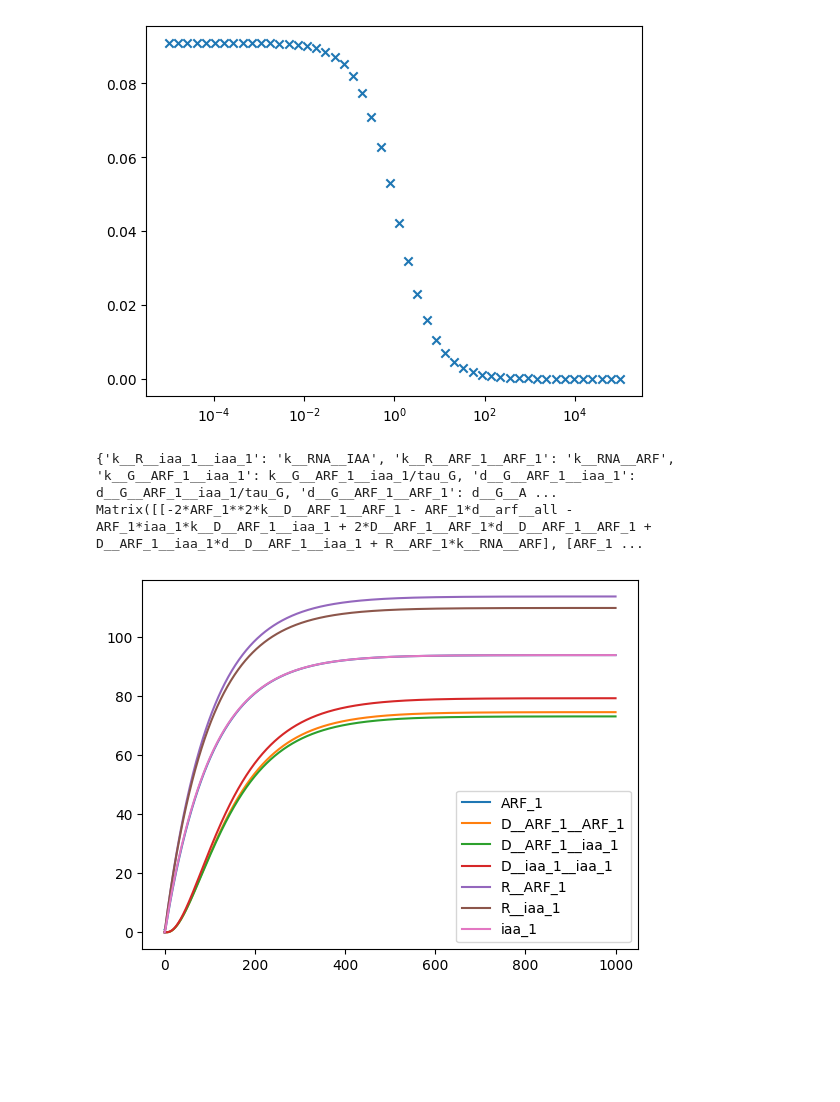
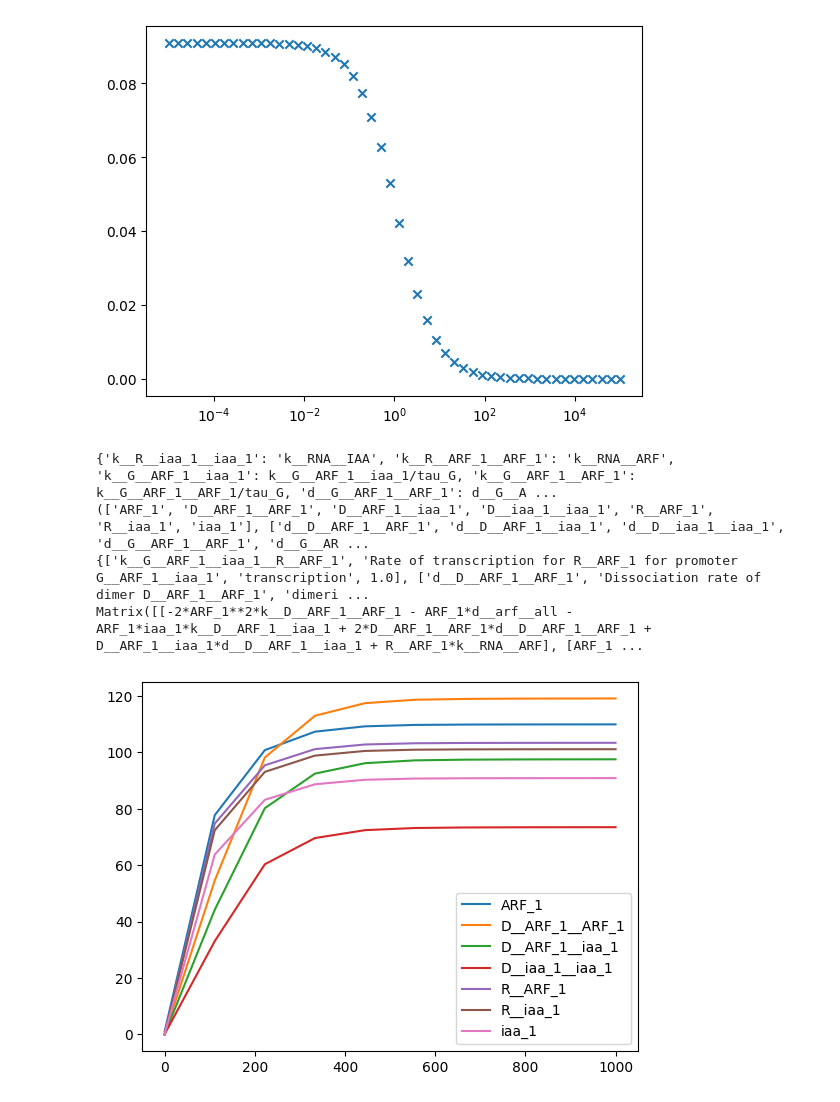
Before and after one commit to joeyshuttleworth/auxin_signalling_models, a Jupyter notebook: notebooks/degenerate_model_demonstration.ipynb, the cells around one changed output. Saved outputs shown, nothing was run; the diff lists cells and outputs as text; code cells hidden in the pictures; blank space fills up the shorter version.

```diff
--- a/notebooks/degenerate_model_demonstration.ipynb
+++ b/notebooks/degenerate_model_demonstration.ipynb
@@ -121,22 +125,24 @@ plt.xscale('log')
 # %%
 reduced_solver = asp_model_r.make_forward_solver()
 
 print(full_parameter_subs_dict)
 
-ts = np.linspace(0, 1e3, 1000)
+ts = np.linspace(0, 1e3, 10)
 
 sol1, succ = reduced_solver(ts, reduced_param_dict, reduced_ic_dict, 1)
 r_odes, free_variables, parameters, constraints = asp_model_r.generate_ode_system()
 f_odes, free_variables, parameters, constraints = asp_model_full.generate_ode_system(parameter_subs_dict=full_parameter_subs_dict)
 
 plt.plot(ts, sol1, label=reduced_ic_dict.keys())
 plt.legend()
 
 print(sp.simplify(f_odes))
 # %% [output]
-{'k__R__iaa_1__iaa_1': 'k__RNA__IAA', 'k__R__ARF_1__ARF_1': 'k__RNA__ARF', 'k__G__ARF_1__iaa_1': k__G__ARF_1__iaa_1/tau_G, 'd__G__ARF_1__iaa_1': d__G__ARF_1__iaa_1/tau_G, 'd__G__ARF_1__ARF_1': d__G__A ...
+{'k__R__iaa_1__iaa_1': 'k__RNA__IAA', 'k__R__ARF_1__ARF_1': 'k__RNA__ARF', 'k__G__ARF_1__iaa_1': k__G__ARF_1__iaa_1/tau_G, 'k__G__ARF_1__ARF_1': k__G__ARF_1__ARF_1/tau_G, 'd__G__ARF_1__ARF_1': d__G__A ...
+(['ARF_1', 'D__ARF_1__ARF_1', 'D__ARF_1__iaa_1', 'D__iaa_1__iaa_1', 'R__ARF_1', 'R__iaa_1', 'iaa_1'], ['d__D__ARF_1__ARF_1', 'd__D__ARF_1__iaa_1', 'd__D__iaa_1__iaa_1', 'd__G__ARF_1__ARF_1', 'd__G__AR ...
+{['k__G__ARF_1__iaa_1__R__ARF_1', 'Rate of transcription for R__ARF_1 for promoter G__ARF_1__iaa_1', 'transcription', 1.0], ['d__D__ARF_1__ARF_1', 'Dissociation rate of dimer D__ARF_1__ARF_1', 'dimeri ...
 Matrix([[-2*ARF_1**2*k__D__ARF_1__ARF_1 - ARF_1*d__arf__all - ARF_1*iaa_1*k__D__ARF_1__iaa_1 + 2*D__ARF_1__ARF_1*d__D__ARF_1__ARF_1 + D__ARF_1__iaa_1*d__D__ARF_1__iaa_1 + R__ARF_1*k__RNA__ARF], [ARF_1 ...
-[figure, old version]
+[figure, new version]
 # %%
 
 full_param_dict = asp_model_full.get_default_parameters(parameter_subs_dict=asp_model_r.parameter_subs_dict)
```
Also changed, not shown: parts of 8 cells of this notebook, 2 other files.
